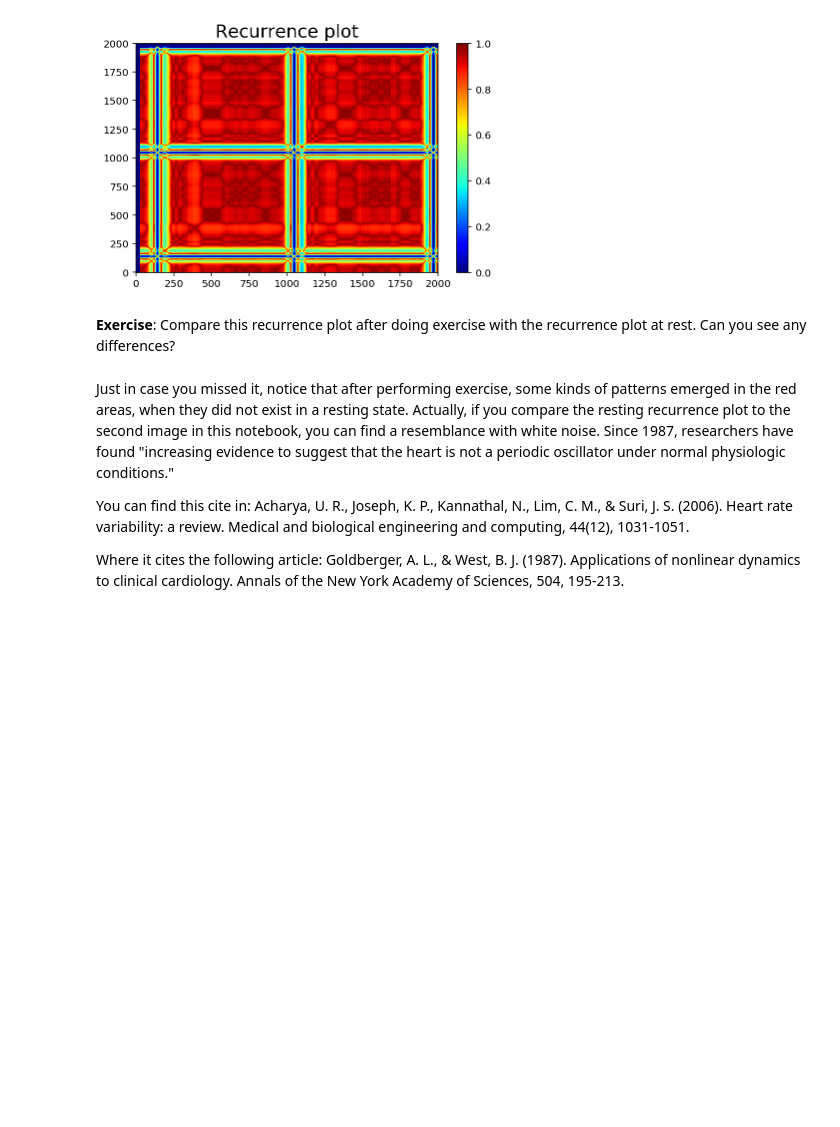
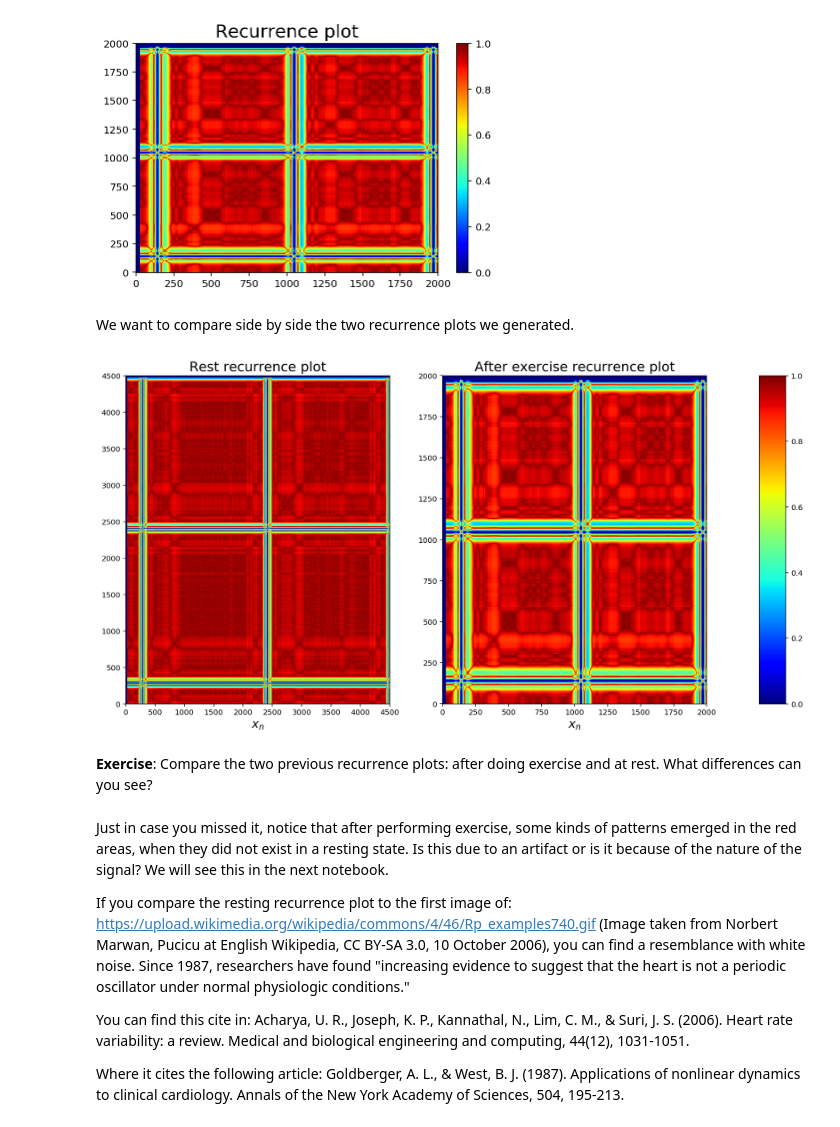
Before and after one commit to DanidelRio/electrocardiogram_analysis, a Jupyter notebook: ECG_false_neighbors_recurrence_plot.ipynb, the cells around one changed output. Drawn from its saved outputs; the diff is of its cells as text; code cells hidden in the pictures; blank space fills up the shorter version.

```diff
--- a/ECG_false_neighbors_recurrence_plot.ipynb
+++ b/ECG_false_neighbors_recurrence_plot.ipynb
@@ -352,10 +368,36 @@ plt.tight_layout()
 plt.show()
 # %% [output]
 [figure]
+# %% [markdown]
+We want to compare side by side the two recurrence plots we generated.
+# %%
+fig, axs = plt.subplots(1, 2, figsize=(14,7))
+
+plot = axs[0].imshow(normal_euclid_rest, origin='lower', aspect="auto", cmap="jet")
+axs[0].set_title("Rest recurrence plot")
+axs[0].set_xlabel(r"$x_n$")
+axins = inset_axes(axs[0],
+               width="10%", # width = 10% of parent_bbox width
+               height="100%", # height : 50%
+               loc=6,
+               bbox_to_anchor=(2.4, 0, 1, 1),
+               bbox_transform=axs[0].transAxes,
+               borderpad=0,)
+
+axs[1].imshow(normal_euclid, origin='lower', aspect="auto", cmap="jet")
+axs[1].set_title("After exercise recurrence plot")
+axs[1].set_xlabel(r"$x_n$")
+
+cbar = plt.colorbar(plot, cax=axins)
+fig.subplots_adjust(top=1)
+# %% [output]
+[figure, added]
 # %% [markdown]
-**Exercise**: Compare this recurrence plot after doing exercise with the recurrence plot at rest. Can you see any differences?
+**Exercise**: Compare the two previous recurrence plots: after doing exercise and at rest. What differences can you see?
 # %% [markdown]
-Just in case you missed it, notice that after performing exercise, some kinds of patterns emerged in the red areas, when they did not exist in a resting state. Actually, if you compare the resting recurrence plot to the second image in this notebook, you can find a resemblance with white noise. Since 1987, researchers have found "increasing evidence to suggest that the heart is not a periodic oscillator under normal physiologic conditions."
+Just in case you missed it, notice that after performing exercise, some kinds of patterns emerged in the red areas, when they did not exist in a resting state. Is this due to an artifact or is it because of the nature of the signal? We will see this in the next notebook.
+
+If you compare the resting recurrence plot to the first image of: https://upload.wikimedia.org/wikipedia/commons/4/46/Rp_examples740.gif (Image taken from Norbert Marwan, Pucicu at English Wikipedia, CC BY-SA 3.0, 10 October 2006), you can find a resemblance with white noise. Since 1987, researchers have found "increasing evidence to suggest that the heart is not a periodic oscillator under normal physiologic conditions."
 
 You can find this cite in: Acharya, U. R., Joseph, K. P., Kannathal, N., Lim, C. M., & Suri, J. S. (2006). Heart rate variability: a review. Medical and biological engineering and computing, 44(12), 1031-1051.
 
```
Also changed, not shown: parts of 8 cells of this notebook.
